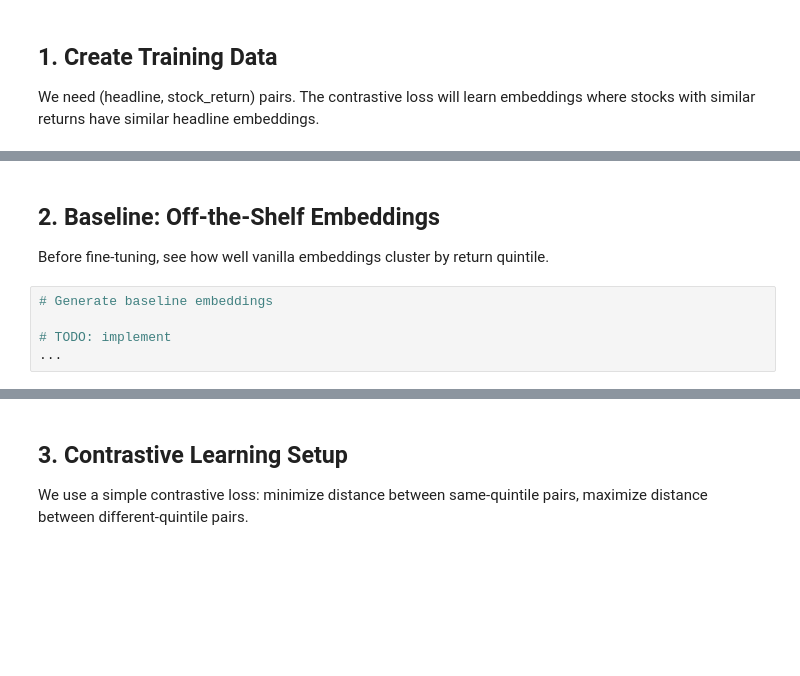
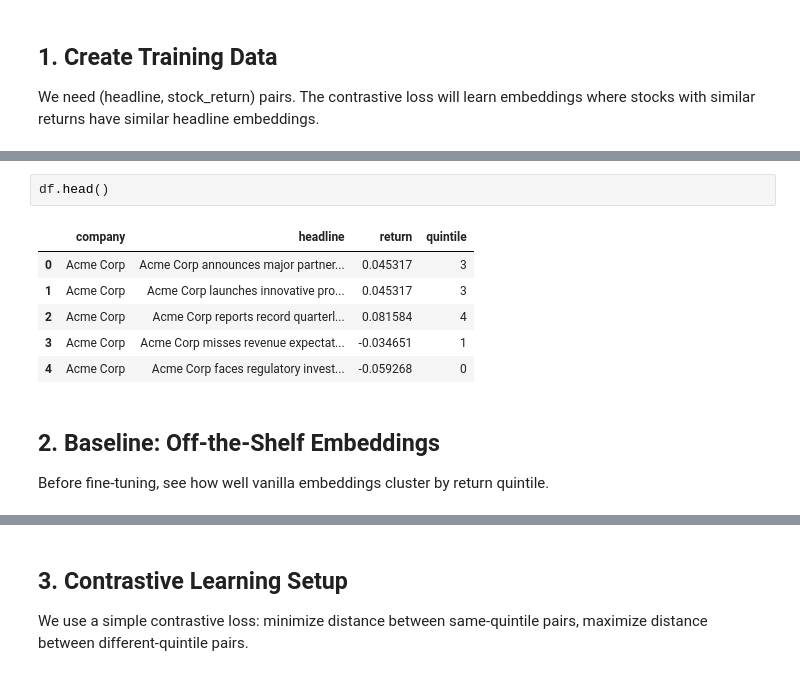
Before and after one commit to loftusa/TorchLeet, a Jupyter notebook: numerai/05-Contrastive-Financial-Embeddings/contrastive-financial-embeddings-Question.ipynb, the cells around one changed output, grey strips where cells are left out. Drawn from its saved outputs; the diff is of its cells as text; blank space fills up the shorter version.

```diff
--- a/numerai/05-Contrastive-Financial-Embeddings/contrastive-financial-embeddings-Question.ipynb
+++ b/numerai/05-Contrastive-Financial-Embeddings/contrastive-financial-embeddings-Question.ipynb
@@ -32,8 +121,12 @@ We need (headline, stock_return) pairs. The contrastive loss will learn embeddin
+# %%
+df.head()
+# %% [output]
+|  | company | headline | return | quintile |
+| 0 | Acme Corp | Acme Corp announces major partner... | 0.045317 | 3 |
+| 1 | Acme Corp | Acme Corp launches innovative pro... | 0.045317 | 3 |
+| 2 | Acme Corp | Acme Corp reports record quarterl... | 0.081584 | 4 |
+| 3 | Acme Corp | Acme Corp misses revenue expectat... | -0.034651 | 1 |
+| 4 | Acme Corp | Acme Corp faces regulatory invest... | -0.059268 | 0 |
 # %% [markdown]
 ## 2. Baseline: Off-the-Shelf Embeddings
 Before fine-tuning, see how well vanilla embeddings cluster by return quintile.
-# %%
-# Generate baseline embeddings
-
-# TODO: implement
-...
```
Also changed, not shown: parts of 8 cells of this notebook, 15 other files.
